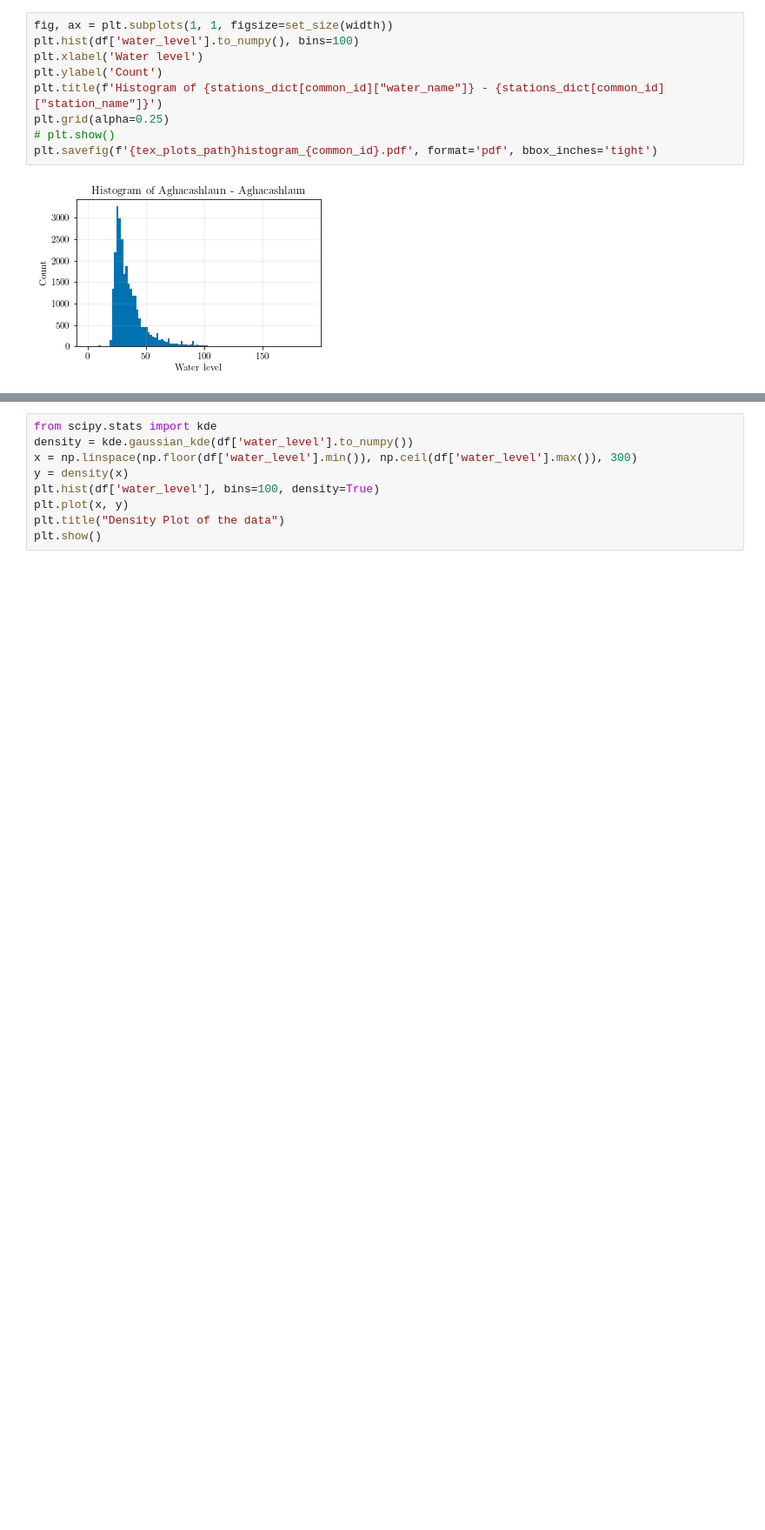
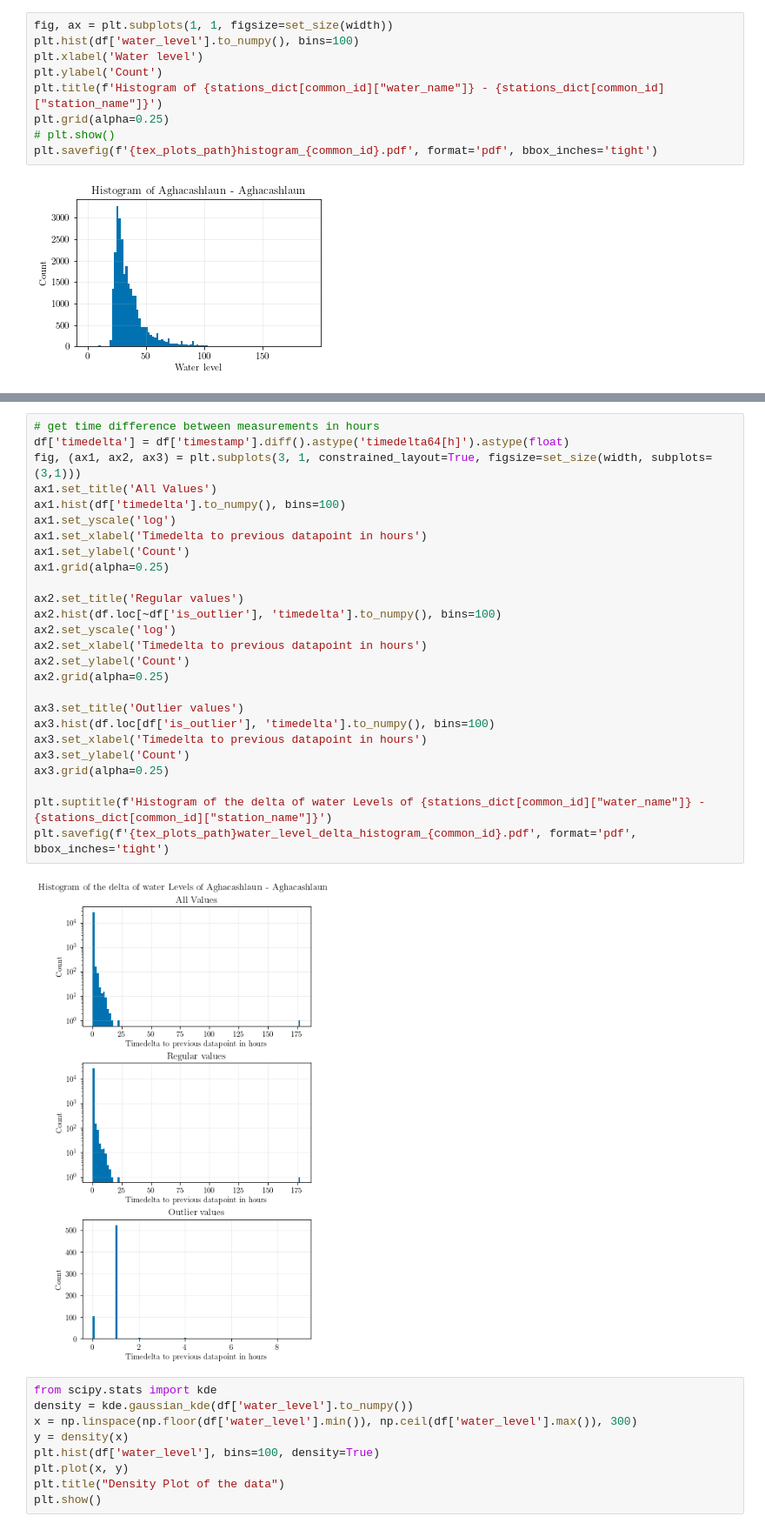
Before and after one commit to cellularegg/bachelor-thesis-code, a Jupyter notebook: explorative_data_analysis.ipynb, the cells around one changed output, grey strips where cells are left out. Shown at 87% size. Cells and saved outputs as stored; diff of their text form; blank space fills up the shorter version.

```diff
--- a/explorative_data_analysis.ipynb
+++ b/explorative_data_analysis.ipynb
@@ -206,3 +233,31 @@ plt.savefig(f'{tex_plots_path}histogram_{common_id}.pdf', format='pdf', bbox_inc
+# %%
+# get time difference between measurements in hours
+df['timedelta'] = df['timestamp'].diff().astype('timedelta64[h]').astype(float)
+fig, (ax1, ax2, ax3) = plt.subplots(3, 1, constrained_layout=True, figsize=set_size(width, subplots=(3,1)))
+ax1.set_title('All Values')
+ax1.hist(df['timedelta'].to_numpy(), bins=100)
+ax1.set_yscale('log')
+ax1.set_xlabel('Timedelta to previous datapoint in hours')
+ax1.set_ylabel('Count')
+ax1.grid(alpha=0.25)
+
+ax2.set_title('Regular values')
+ax2.hist(df.loc[~df['is_outlier'], 'timedelta'].to_numpy(), bins=100)
+ax2.set_yscale('log')
+ax2.set_xlabel('Timedelta to previous datapoint in hours')
+ax2.set_ylabel('Count')
+ax2.grid(alpha=0.25)
+
+ax3.set_title('Outlier values')
+ax3.hist(df.loc[df['is_outlier'], 'timedelta'].to_numpy(), bins=100)
+ax3.set_xlabel('Timedelta to previous datapoint in hours')
+ax3.set_ylabel('Count')
+ax3.grid(alpha=0.25)
+
+plt.suptitle(f'Histogram of the delta of water Levels of {stations_dict[common_id]["water_name"]} - {stations_dict[common_id]["station_name"]}')
+plt.savefig(f'{tex_plots_path}water_level_delta_histogram_{common_id}.pdf', format='pdf', bbox_inches='tight')
+# %% [output]
+[figure, added]
 # %%
 from scipy.stats import kde
 density = kde.gaussian_kde(df['water_level'].to_numpy())
```
Also changed, not shown: parts of 2 cells of this notebook.
